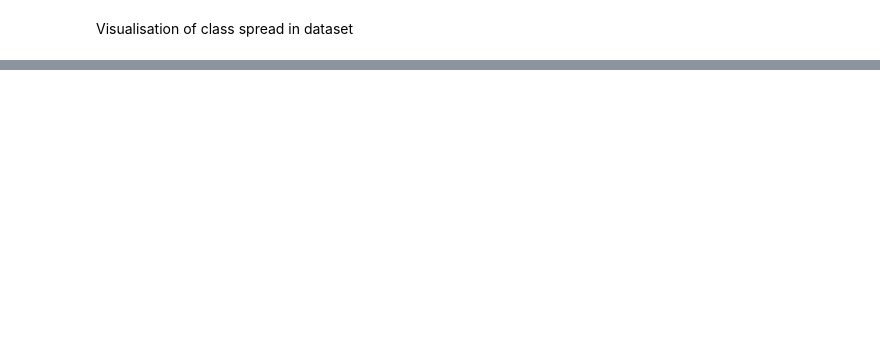
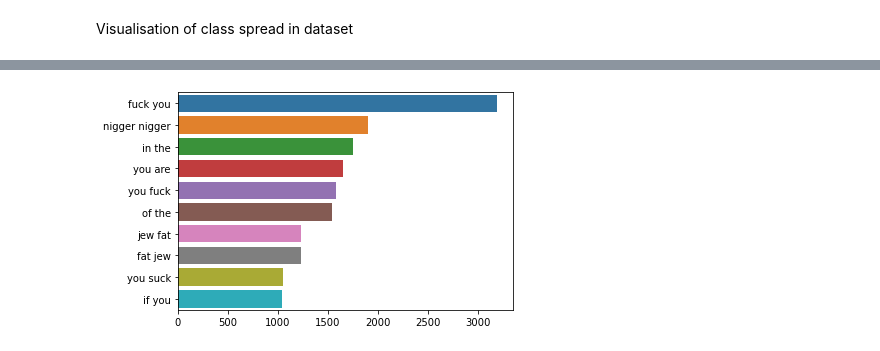
Before and after one commit to Dimitrisvas/group7_textClassification, a Jupyter notebook: class_spread_visualisation.ipynb, the cells around one changed output, grey strips where cells are left out. Cells and saved outputs as stored; diff of their text form; code cells hidden in the pictures; blank space fills up the shorter version.

```diff
--- a/class_spread_visualisation.ipynb
+++ b/class_spread_visualisation.ipynb
@@ -66,0 +155,27 @@ print(toxic)
+# %%
+from sklearn.feature_extraction.text import CountVectorizer
+import seaborn as sns
+
+def plot_top_ngrams_barchart(text, n=2):
+    stop=set(stopwords.words('english'))
+
+    new= text.str.split()
+    new=new.values.tolist()
+    corpus=[word for i in new for word in i]
+
+    def _get_top_ngram(corpus, n=None):
+        vec = CountVectorizer(ngram_range=(n, n)).fit(corpus)
+        bag_of_words = vec.transform(corpus)
+        sum_words = bag_of_words.sum(axis=0)
+        words_freq = [(word, sum_words[0, idx])
+                      for word, idx in vec.vocabulary_.items()]
+        words_freq =sorted(words_freq, key = lambda x: x[1], reverse=True)
+        return words_freq[:10]
+
+    top_n_bigrams=_get_top_ngram(text,n)[:10]
+    x,y=map(list,zip(*top_n_bigrams))
+    sns.barplot(x=y,y=x)
+# %%
+plot_top_ngrams_barchart(x['comment_text'], 2)
+# %% [output]
+[figure, added]
```
Also changed, not shown: parts of 24 cells of this notebook, 4 other files.
